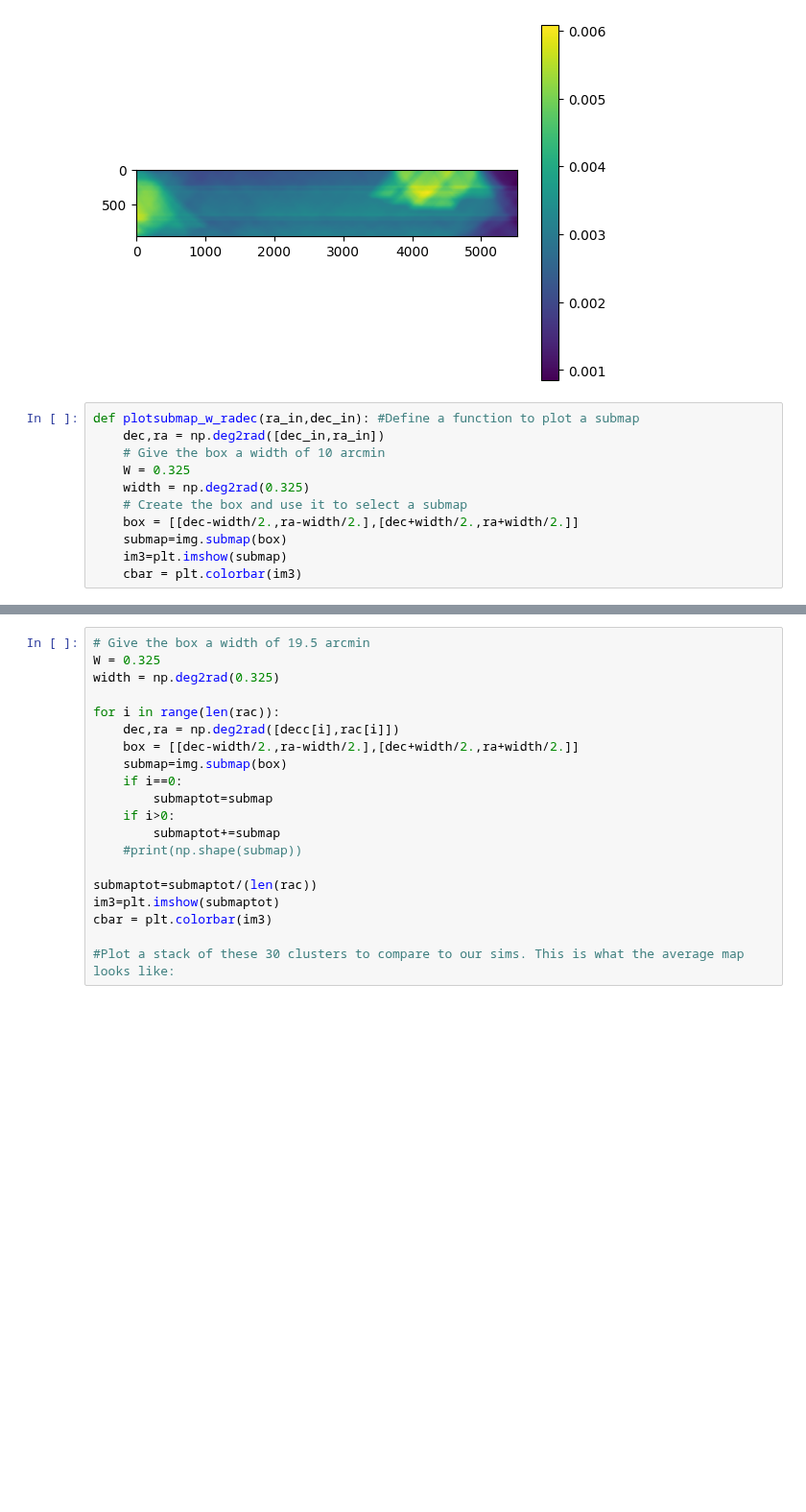
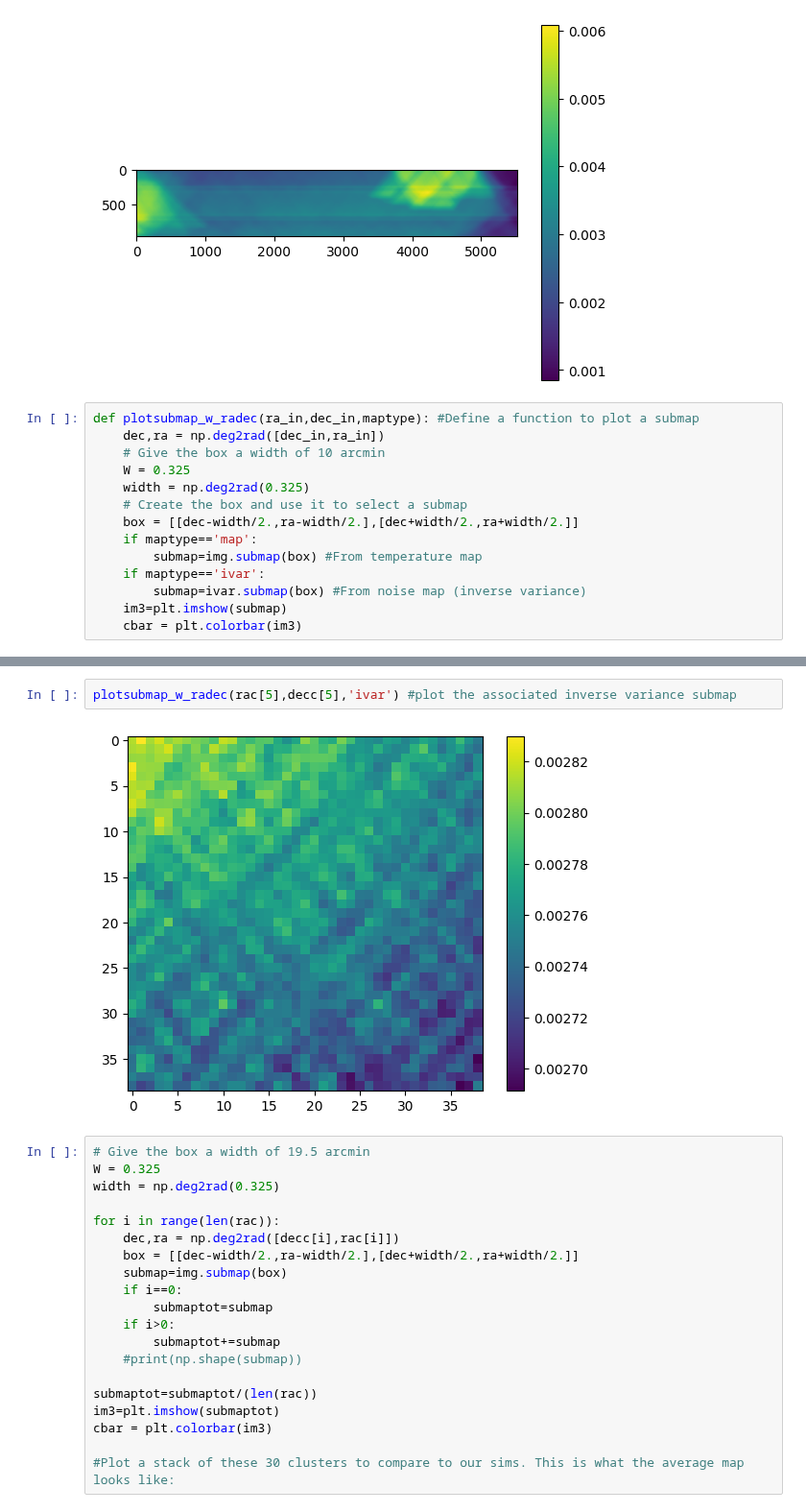
Before and after one commit to deepskies/DeepSZSim, a Jupyter notebook: Compare_to_ACT_subamps.ipynb, the cells around one changed output, grey strips where cells are left out. Shown at 96% size. Drawn from its saved outputs; the diff is of its cells as text; blank space fills up the shorter version.

```diff
--- a/Compare_to_ACT_subamps.ipynb
+++ b/Compare_to_ACT_subamps.ipynb
@@ -50,14 +50,17 @@ cbar = plt.colorbar(im2)
 # %% [output]
 [figure]
 # %%
-def plotsubmap_w_radec(ra_in,dec_in): #Define a function to plot a submap
+def plotsubmap_w_radec(ra_in,dec_in,maptype): #Define a function to plot a submap
     dec,ra = np.deg2rad([dec_in,ra_in])
     # Give the box a width of 10 arcmin
     W = 0.325
     width = np.deg2rad(0.325)
     # Create the box and use it to select a submap
     box = [[dec-width/2.,ra-width/2.],[dec+width/2.,ra+width/2.]]
-    submap=img.submap(box)
+    if maptype=='map':
+        submap=img.submap(box) #From temperature map
+    if maptype=='ivar':
+        submap=ivar.submap(box) #From noise map (inverse variance)
     im3=plt.imshow(submap)
     cbar = plt.colorbar(im3)
 # %%
@@ -72,5 +77,9 @@ plotsubmap_w_radec(rac[5],decc[5]) #plot one of these confirm cluster submaps
 # %% [output]
 [figure]
+# %%
+plotsubmap_w_radec(rac[5],decc[5],'ivar') #plot the associated inverse variance submap
+# %% [output]
+[figure, added]
 # %%
 # Give the box a width of 19.5 arcmin
 W = 0.325
```
Also changed, not shown: parts of 10 cells of this notebook, 1 other file.
